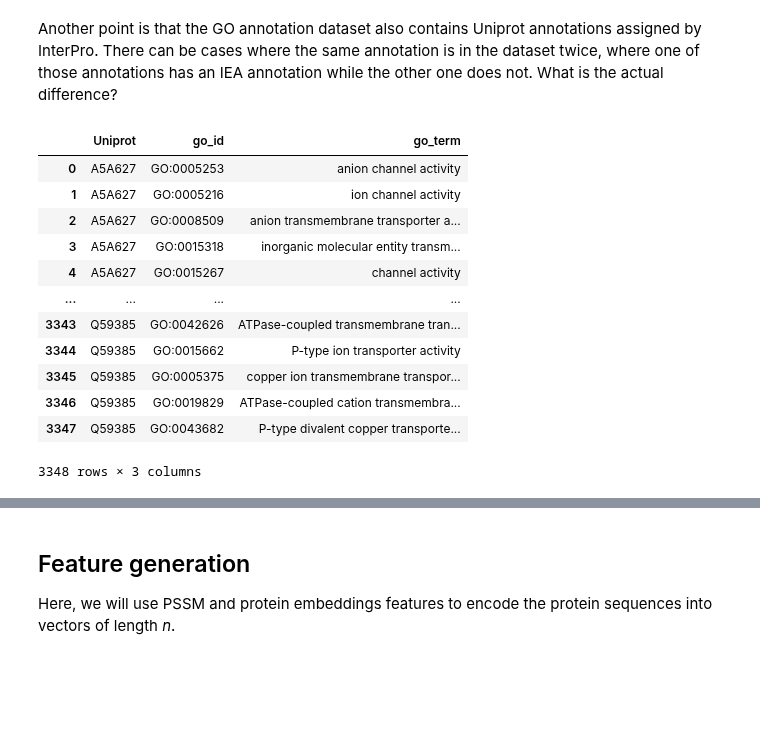
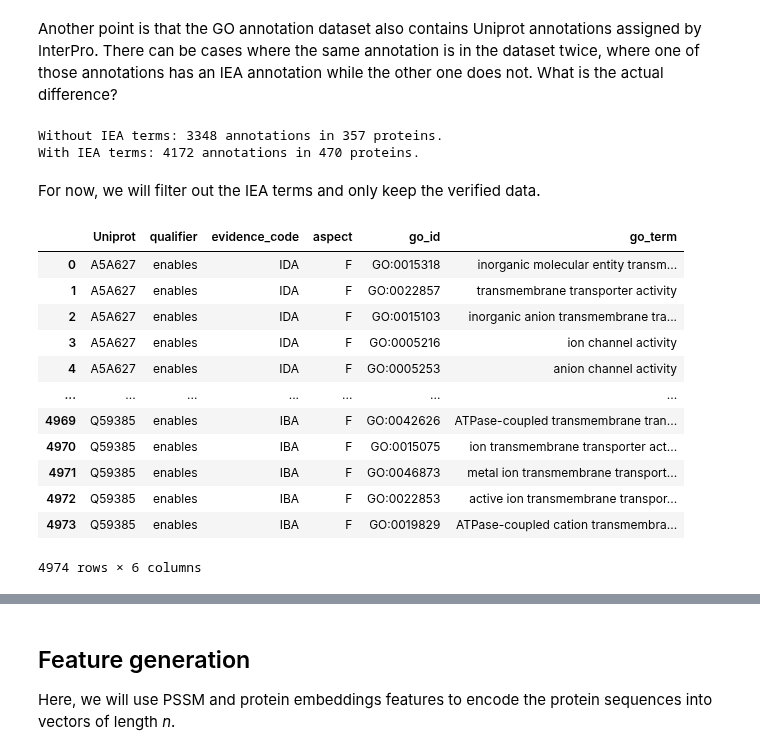
Before and after one commit to adenger/subpred4, a Jupyter notebook: notebooks/ecoli_clusters_protnlm.ipynb, the cells around one changed output, grey strips where cells are left out. Cells and saved outputs as stored; diff of their text form; code cells hidden in the pictures; blank space fills up the shorter version.

```diff
--- a/notebooks/ecoli_clusters_protnlm.ipynb
+++ b/notebooks/ecoli_clusters_protnlm.ipynb
@@ -292,24 +289,34 @@ go_annotations_uniprot.evidence_code.value_counts().plot.bar()
 # %% [markdown]
 Another point is that the GO annotation dataset also contains Uniprot annotations assigned by InterPro. There can be cases where the same annotation is in the dataset twice, where one of those annotations has an IEA annotation while the other one does not. What is the actual difference?
-# %%
-go_annotations_uniprot[go_annotations_uniprot.evidence_code != "IEA"].drop(
-    ["qualifier", "evidence_code", "aspect"], axis=1
-).drop_duplicates().reset_index(drop=True)
-
-go_annotations_uniprot[go_annotations_uniprot.evidence_code != "IEA"].drop(
-    ["qualifier", "evidence_code", "aspect"], axis=1
-).drop_duplicates().reset_index(drop=True)
-# %% [output]
-|  | Uniprot | go_id | go_term |
-| 0 | A5A627 | GO:0005253 | anion channel activity |
-| 1 | A5A627 | GO:0005216 | ion channel activity |
-| 2 | A5A627 | GO:0008509 | anion transmembrane transporter a... |
-| 3 | A5A627 | GO:0015318 | inorganic molecular entity transm... |
-| 4 | A5A627 | GO:0015267 | channel activity |
-| ... | ... | ... | ... |
-| 3343 | Q59385 | GO:0042626 | ATPase-coupled transmembrane tran... |
-| 3344 | Q59385 | GO:0015662 | P-type ion transporter activity |
-| 3345 | Q59385 | GO:0005375 | copper ion transmembrane transpor... |
-| 3346 | Q59385 | GO:0019829 | ATPase-coupled cation transmembra... |
-| 3347 | Q59385 | GO:0043682 | P-type divalent copper transporte... |
-3348 rows × 3 columns
+# %%
+tmp = go_annotations_uniprot[go_annotations_uniprot.evidence_code != "IEA"].drop(
+    ["qualifier", "evidence_code", "aspect"], axis=1
+).drop_duplicates().reset_index(drop=True)
+print(f"Without IEA terms: {tmp.shape[0]} annotations in {tmp.Uniprot.unique().shape[0]} proteins.")
+tmp = go_annotations_uniprot.drop(
+    ["qualifier", "evidence_code", "aspect"], axis=1
+).drop_duplicates().reset_index(drop=True)
+print(f"With IEA terms: {tmp.shape[0]} annotations in {tmp.Uniprot.unique().shape[0]} proteins.")
+# %% [output]
+Without IEA terms: 3348 annotations in 357 proteins.
+With IEA terms: 4172 annotations in 470 proteins.
+# %% [markdown]
+For now, we will filter out the IEA terms and only keep the verified data.
+# %%
+# filter for evidence codes:
+go_annotations_uniprot = go_annotations_uniprot[go_annotations_uniprot.evidence_code != "IEA"].reset_index(drop=True)
+go_annotations_uniprot
+# %% [output]
+|  | Uniprot | qualifier | evidence_code | aspect | go_id | go_term |
+| 0 | A5A627 | enables | IDA | F | GO:0015318 | inorganic molecular entity transm... |
+| 1 | A5A627 | enables | IDA | F | GO:0022857 | transmembrane transporter activity |
+| 2 | A5A627 | enables | IDA | F | GO:0015103 | inorganic anion transmembrane tra... |
+| 3 | A5A627 | enables | IDA | F | GO:0005216 | ion channel activity |
+| 4 | A5A627 | enables | IDA | F | GO:0005253 | anion channel activity |
+| ... | ... | ... | ... | ... | ... | ... |
+| 4969 | Q59385 | enables | IBA | F | GO:0042626 | ATPase-coupled transmembrane tran... |
+| 4970 | Q59385 | enables | IBA | F | GO:0015075 | ion transmembrane transporter act... |
+| 4971 | Q59385 | enables | IBA | F | GO:0046873 | metal ion transmembrane transport... |
+| 4972 | Q59385 | enables | IBA | F | GO:0022853 | active ion transmembrane transpor... |
+| 4973 | Q59385 | enables | IBA | F | GO:0019829 | ATPase-coupled cation transmembra... |
+4974 rows × 6 columns
```
Also changed, not shown: parts of 24 cells of this notebook, 1 other file.
